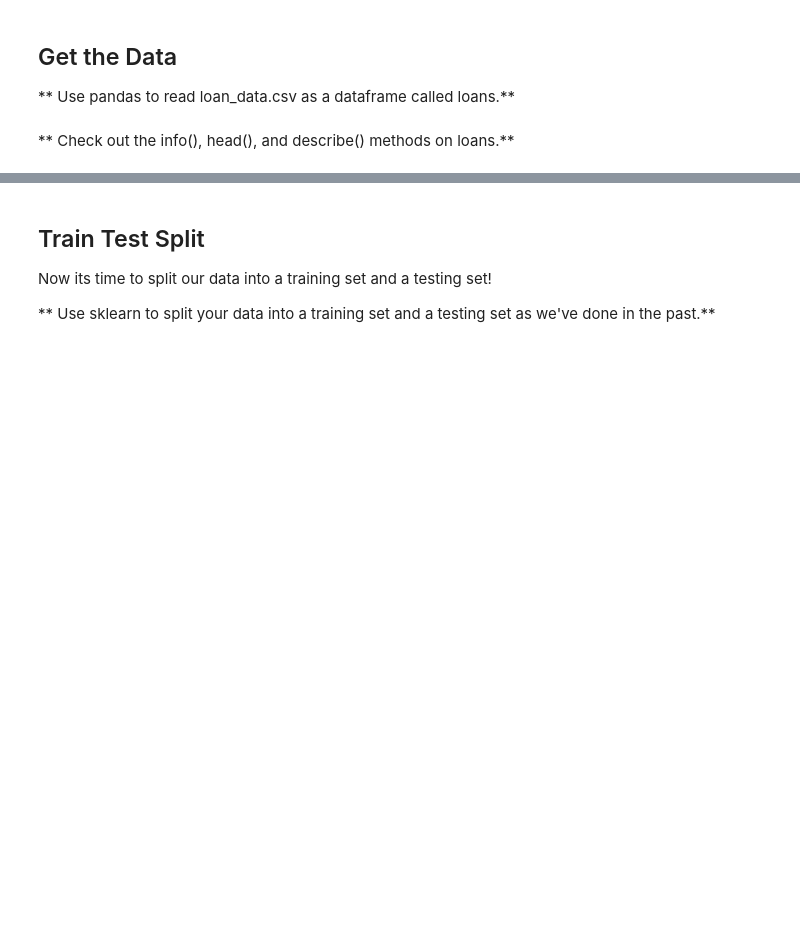
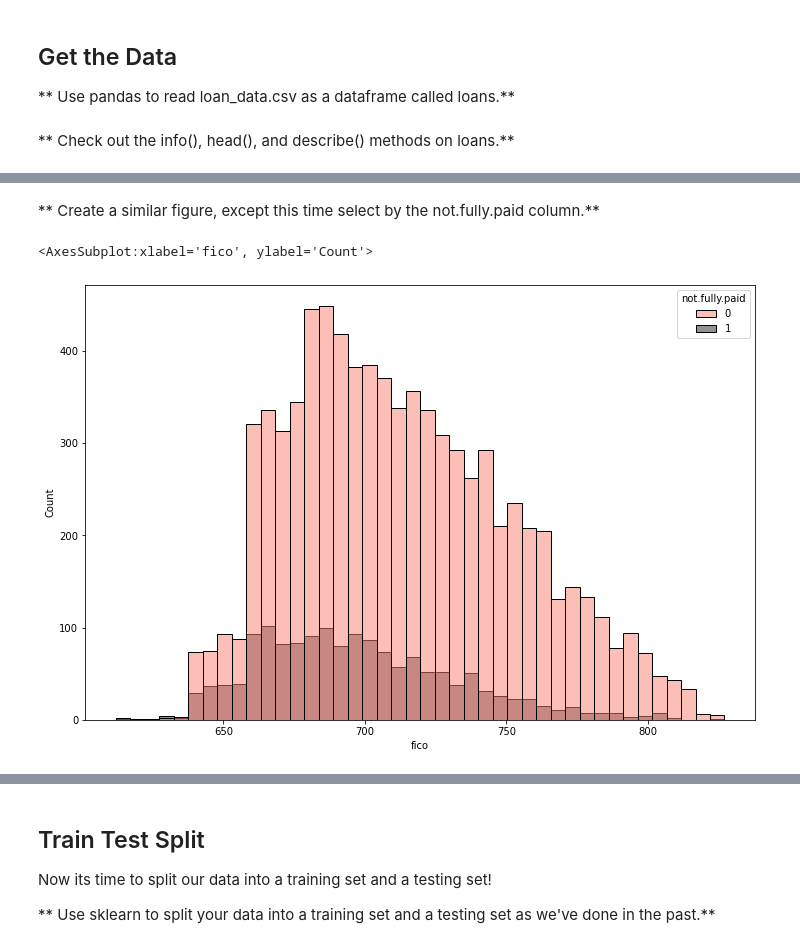
Before and after one commit to Marcelunilsson/Udemy, a Jupyter notebook: Py_DS_ML_Bootcamp/15-Decision-Trees-and-Random-Forests/02-Decision Trees and Random Forest Project.ipynb, the cells around one changed output, grey strips where cells are left out. Drawn from its saved outputs; the diff is of its cells as text; code cells hidden in the pictures; blank space fills up the shorter version.

```diff
--- a/Py_DS_ML_Bootcamp/15-Decision-Trees-and-Random-Forests/02-Decision Trees and Random Forest Project.ipynb
+++ b/Py_DS_ML_Bootcamp/15-Decision-Trees-and-Random-Forests/02-Decision Trees and Random Forest Project.ipynb
@@ -37,0 +102,9 @@ Here are what the columns represent:
+# %% [markdown]
+** Create a similar figure, except this time select by the not.fully.paid column.**
+# %%
+plt.figure(figsize=(12, 8))
+
+sns.histplot(data = loans, x="fico", hue="not.fully.paid", palette="dark:salmon_r")
+# %% [output]
+<AxesSubplot:xlabel='fico', ylabel='Count'>
+[figure, added]
```
Also changed, not shown: parts of 54 cells of this notebook.
